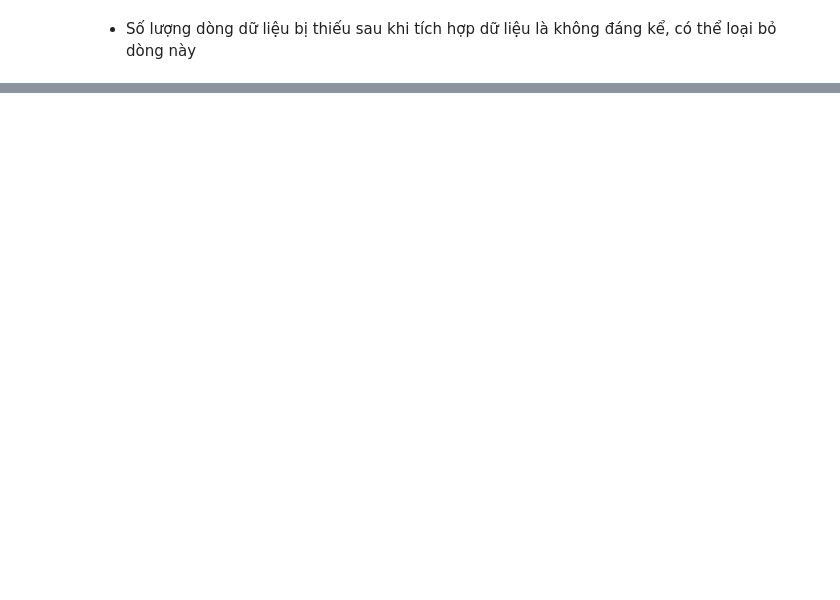
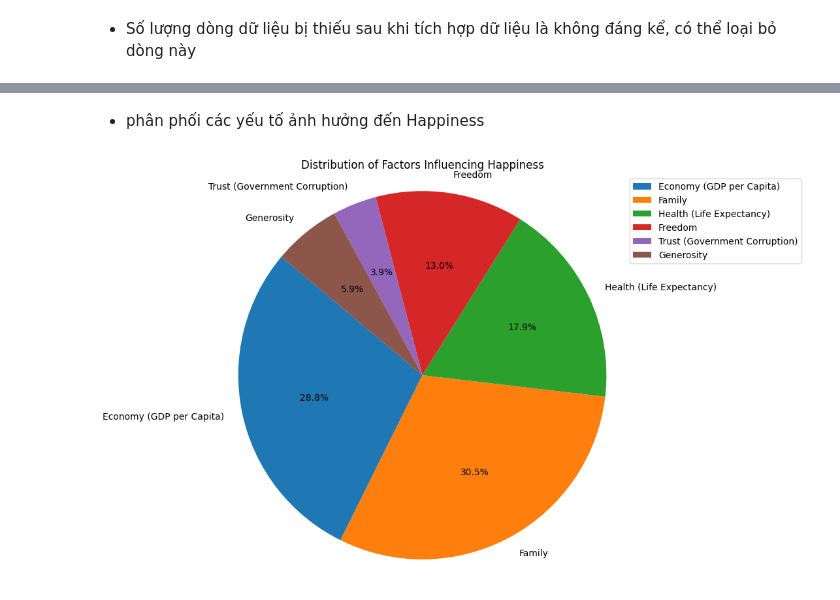
Before and after one commit to NgTrDung/DataMining_For_HappinessReport, a Jupyter notebook: Happiness_Report.ipynb, the cells around one changed output, grey strips where cells are left out. Cells and saved outputs as stored; diff of their text form; code cells hidden in the pictures; blank space fills up the shorter version.

```diff
--- a/Happiness_Report.ipynb
+++ b/Happiness_Report.ipynb
@@ -341,0 +526,21 @@ print("Số dòng và cột của tập dữ liệu trước khi xử lý")
+# %% [markdown]
+- phân phối các yếu tố ảnh hưởng đến Happiness
+# %%
+# Tính phần trăm của mỗi yếu tố
+total_happiness = df_cleaned['Happiness Score'].sum()
+percentage = df_cleaned[['Economy (GDP per Capita)', 'Family', 'Health (Life Expectancy)', 'Freedom', 'Trust (Government Corruption)', 'Generosity']].sum() / total_happiness * 100
+
+# Vẽ biểu đồ tròn
+labels = percentage.index
+sizes = percentage.values
+plt.figure(figsize=(8, 8))
+plt.pie(sizes, labels=labels, autopct='%1.1f%%', startangle=140)
+plt.title('Distribution of Factors Influencing Happiness')
+plt.axis('equal')
+
+# Tạo legend
+plt.legend(loc="upper left", bbox_to_anchor=(1, 0, 0.5, 1))
+
+plt.show()
+# %% [output]
+[figure, added]
```
Also changed, not shown: parts of 61 cells of this notebook, 2 other files.
